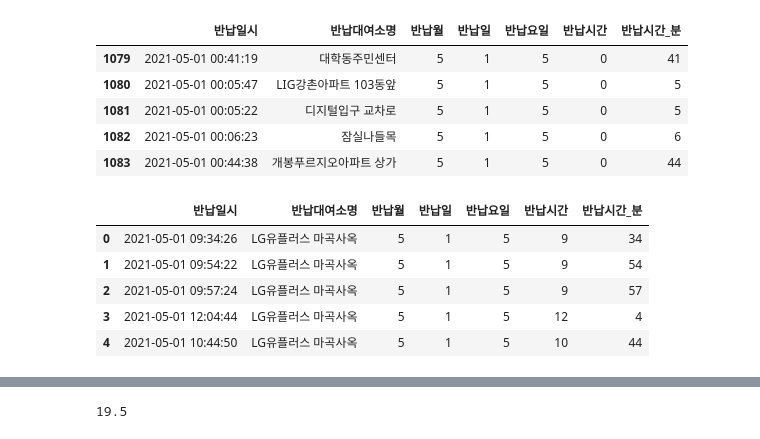
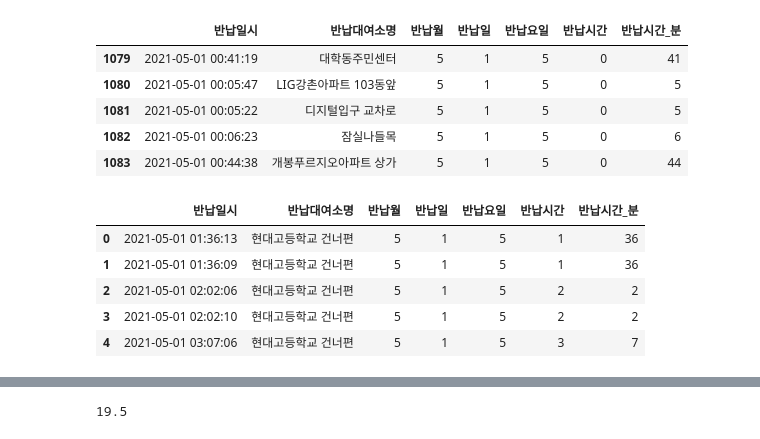
Before and after one commit to psuny1116/SeoulBikeProject, a Jupyter notebook: 연습/연습_강남구_현대고등학교 건너편.ipynb, the cells around one changed output, grey strips where cells are left out. Saved outputs shown, nothing was run; the diff lists cells and outputs as text; code cells hidden in the pictures.

```diff
--- a/연습/연습_강남구_현대고등학교 건너편.ipynb
+++ b/연습/연습_강남구_현대고등학교 건너편.ipynb
@@ -12,7 +12,7 @@ warnings.filterwarnings('ignore')
 mpl.rcParams['axes.unicode_minus'] = False
 plt.rcParams['font.family'] = 'NanumGothic'
 # %%
-df = pd.read_csv('./대학원/데이터/정리 데이터/공공자전거 대여이력/공공자전거 대여이력_2021.05.csv', engine = 'python')
+df = pd.read_csv('C:/Users/psuny/Desktop/대학원/대학원 졸업논문/데이터/정리 데이터/공공자전거 대여이력/공공자전거 대여이력_2021.05.csv', encoding = 'cp949', engine = 'python')
 df
 # %% [output]
 |  | 자전거번호 | 대여일시 | 대여대여소번호 | 대여대여소명 | 대여거치대 | 반납일시 | 반납대여소번호 | 반납대여소명 | 반납거치대 | 이용시간 | 이용거리 |
@@ -246,16 +246,16 @@ df_return.head()
 | 1082 | 2021-05-01 00:06:23 | 잠실나들목 | 5 | 1 | 5 | 0 | 6 |
 | 1083 | 2021-05-01 00:44:38 | 개봉푸르지오아파트 상가 | 5 | 1 | 5 | 0 | 44 |
 # %%
-df_return = df_return[df_return['반납대여소명'] == 'G유플러스 마곡사옥']
+df_return = df_return[df_return['반납대여소명'] == '현대고등학교 건너편']
 df_return.reset_index(drop = True, inplace = True)
 df_return.head()
 # %% [output]
 |  | 반납일시 | 반납대여소명 | 반납월 | 반납일 | 반납요일 | 반납시간 | 반납시간_분 |
-| 0 | 2021-05-01 09:34:26 | LG유플러스 마곡사옥 | 5 | 1 | 5 | 9 | 34 |
-| 1 | 2021-05-01 09:54:22 | LG유플러스 마곡사옥 | 5 | 1 | 5 | 9 | 54 |
-| 2 | 2021-05-01 09:57:24 | LG유플러스 마곡사옥 | 5 | 1 | 5 | 9 | 57 |
-| 3 | 2021-05-01 12:04:44 | LG유플러스 마곡사옥 | 5 | 1 | 5 | 12 | 4 |
-| 4 | 2021-05-01 10:44:50 | LG유플러스 마곡사옥 | 5 | 1 | 5 | 10 | 44 |
+| 0 | 2021-05-01 01:36:13 | 현대고등학교 건너편 | 5 | 1 | 5 | 1 | 36 |
+| 1 | 2021-05-01 01:36:09 | 현대고등학교 건너편 | 5 | 1 | 5 | 1 | 36 |
+| 2 | 2021-05-01 02:02:06 | 현대고등학교 건너편 | 5 | 1 | 5 | 2 | 2 |
+| 3 | 2021-05-01 02:02:10 | 현대고등학교 건너편 | 5 | 1 | 5 | 2 | 2 |
+| 4 | 2021-05-01 03:07:06 | 현대고등학교 건너편 | 5 | 1 | 5 | 3 | 7 |
 # %%
 # 2021년 5월 하루 반납건수 중 이상치를 제외한 가장 큰 수(=upper bound)를 최대 거치 용량으로 설정
 
```
Also changed, not shown: parts of 2 cells of this notebook, 1 other file.
